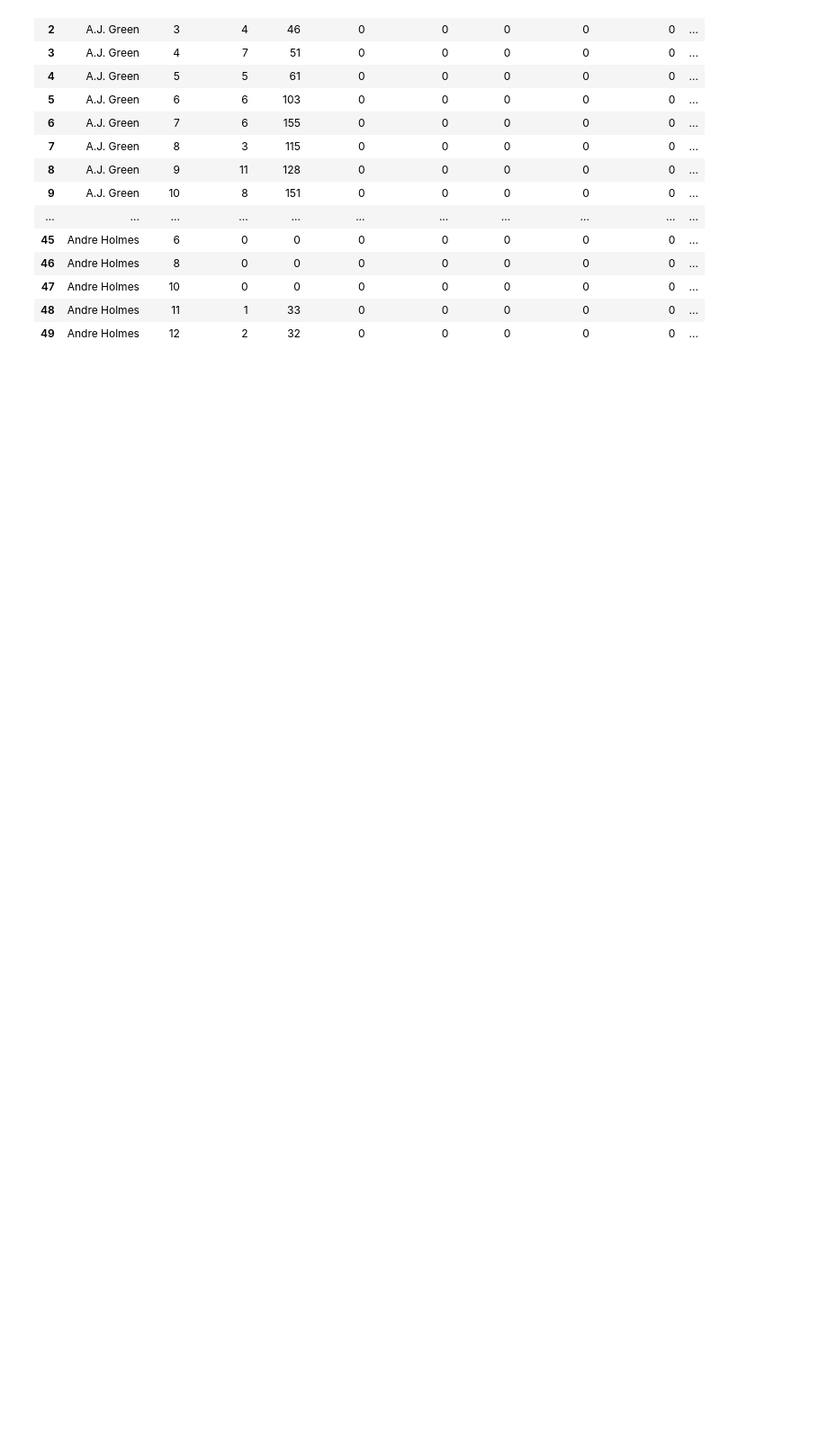
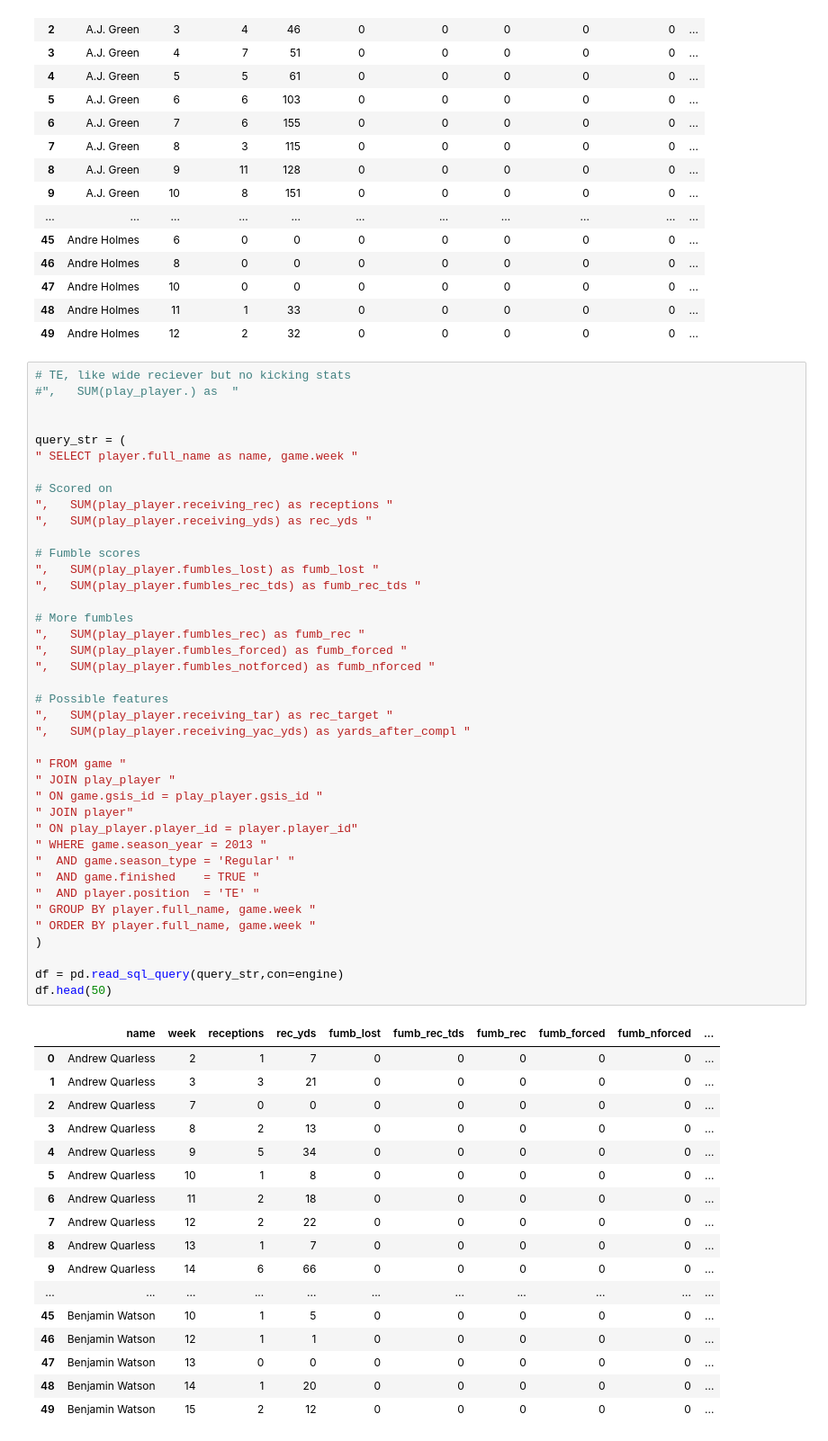
Before and after one commit to markertsean/Fantasy_Football, a Jupyter notebook: stats_generation/generate_sql.ipynb, the cells around one changed output. Shown: that part at 90% size. Cells and saved outputs as stored; diff of their text form; blank space fills up the shorter version.

```diff
--- a/stats_generation/generate_sql.ipynb
+++ b/stats_generation/generate_sql.ipynb
@@ -225,3 +230,61 @@ df.head(50)
 | 47 | Andre Holmes | 10 | 0 | 0 | 0 | 0 | 0 | 0 | 0 | ... |
 | 48 | Andre Holmes | 11 | 1 | 33 | 0 | 0 | 0 | 0 | 0 | ... |
 | 49 | Andre Holmes | 12 | 2 | 32 | 0 | 0 | 0 | 0 | 0 | ... |
+# %%
+# TE, like wide reciever but no kicking stats
+#",   SUM(play_player.) as  "
+
+
+query_str = (
+" SELECT player.full_name as name, game.week "
+
+# Scored on
+",   SUM(play_player.receiving_rec) as receptions "
+",   SUM(play_player.receiving_yds) as rec_yds "
+
+# Fumble scores
+",   SUM(play_player.fumbles_lost) as fumb_lost "
+",   SUM(play_player.fumbles_rec_tds) as fumb_rec_tds "
+
+# More fumbles
+",   SUM(play_player.fumbles_rec) as fumb_rec "
+",   SUM(play_player.fumbles_forced) as fumb_forced "
+",   SUM(play_player.fumbles_notforced) as fumb_nforced "
+
+# Possible features
+",   SUM(play_player.receiving_tar) as rec_target "
+",   SUM(play_player.receiving_yac_yds) as yards_after_compl "
+
+" FROM game "
+" JOIN play_player "
+" ON game.gsis_id = play_player.gsis_id "
+" JOIN player"
+" ON play_player.player_id = player.player_id"
+" WHERE game.season_year = 2013 "
+"  AND game.season_type = 'Regular' "
+"  AND game.finished    = TRUE "
+"  AND player.position  = 'TE' "
+" GROUP BY player.full_name, game.week "
+" ORDER BY player.full_name, game.week "
+)
+
+df = pd.read_sql_query(query_str,con=engine)
+df.head(50)
+# %% [output]
+|  | name | week | receptions | rec_yds | fumb_lost | fumb_rec_tds | fumb_rec | fumb_forced | fumb_nforced | ... |
+| 0 | Andrew Quarless | 2 | 1 | 7 | 0 | 0 | 0 | 0 | 0 | ... |
+| 1 | Andrew Quarless | 3 | 3 | 21 | 0 | 0 | 0 | 0 | 0 | ... |
+| 2 | Andrew Quarless | 7 | 0 | 0 | 0 | 0 | 0 | 0 | 0 | ... |
+| 3 | Andrew Quarless | 8 | 2 | 13 | 0 | 0 | 0 | 0 | 0 | ... |
+| 4 | Andrew Quarless | 9 | 5 | 34 | 0 | 0 | 0 | 0 | 0 | ... |
+| 5 | Andrew Quarless | 10 | 1 | 8 | 0 | 0 | 0 | 0 | 0 | ... |
+| 6 | Andrew Quarless | 11 | 2 | 18 | 0 | 0 | 0 | 0 | 0 | ... |
+| 7 | Andrew Quarless | 12 | 2 | 22 | 0 | 0 | 0 | 0 | 0 | ... |
+| 8 | Andrew Quarless | 13 | 1 | 7 | 0 | 0 | 0 | 0 | 0 | ... |
+| 9 | Andrew Quarless | 14 | 6 | 66 | 0 | 0 | 0 | 0 | 0 | ... |
+| ... | ... | ... | ... | ... | ... | ... | ... | ... | ... | ... |
+| 45 | Benjamin Watson | 10 | 1 | 5 | 0 | 0 | 0 | 0 | 0 | ... |
+| 46 | Benjamin Watson | 12 | 1 | 1 | 0 | 0 | 0 | 0 | 0 | ... |
+| 47 | Benjamin Watson | 13 | 0 | 0 | 0 | 0 | 0 | 0 | 0 | ... |
+| 48 | Benjamin Watson | 14 | 1 | 20 | 0 | 0 | 0 | 0 | 0 | ... |
+| 49 | Benjamin Watson | 15 | 2 | 12 | 0 | 0 | 0 | 0 | 0 | ... |
```
Also changed, not shown: parts of 2 cells of this notebook.
